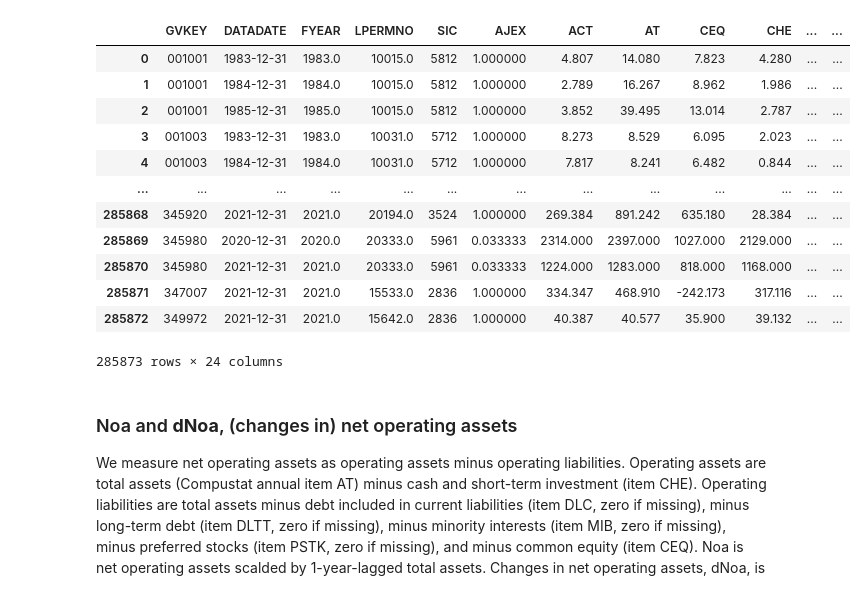
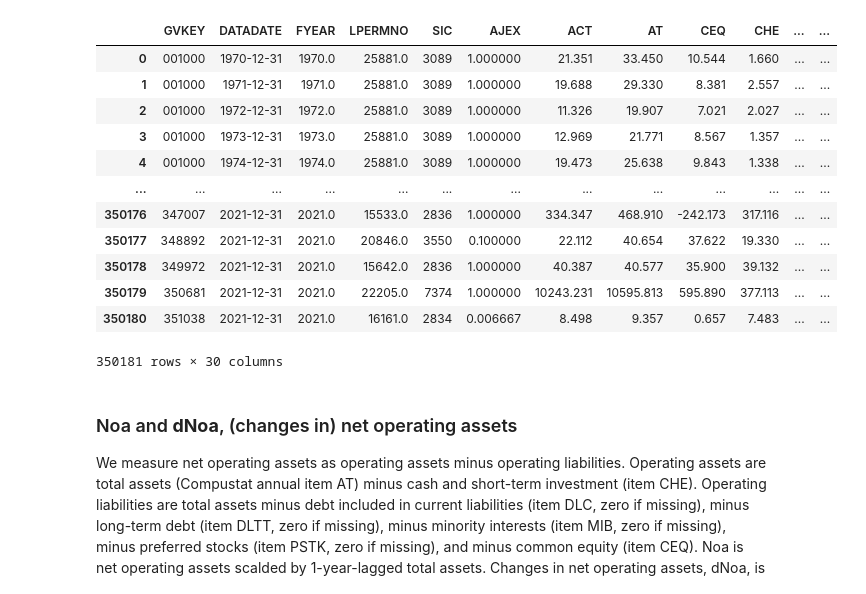
Before and after one commit to yiyun-sj/factor-trading, a Jupyter notebook: factor-trading kitty.ipynb, the cells around one changed output. Saved outputs shown, nothing was run; the diff lists cells and outputs as text; code cells hidden in the pictures.

```diff
--- a/factor-trading kitty.ipynb
+++ b/factor-trading kitty.ipynb
@@ -7,22 +7,22 @@ from sklearn import linear_model
 import statsmodels.api as sm
 from scipy import stats
 # %%
-test = pd.read_sas('3v3.sas7bdat', encoding='latin-1')
+test = pd.read_sas('3v3updated.sas7bdat', encoding='latin-1')
 test
 # %% [output]
 |  | GVKEY | DATADATE | FYEAR | LPERMNO | SIC | AJEX | ACT | AT | CEQ | CHE | ... | ... |
-| 0 | 001001 | 1983-12-31 | 1983.0 | 10015.0 | 5812 | 1.000000 | 4.807 | 14.080 | 7.823 | 4.280 | ... | ... |
-| 1 | 001001 | 1984-12-31 | 1984.0 | 10015.0 | 5812 | 1.000000 | 2.789 | 16.267 | 8.962 | 1.986 | ... | ... |
-| 2 | 001001 | 1985-12-31 | 1985.0 | 10015.0 | 5812 | 1.000000 | 3.852 | 39.495 | 13.014 | 2.787 | ... | ... |
-| 3 | 001003 | 1983-12-31 | 1983.0 | 10031.0 | 5712 | 1.000000 | 8.273 | 8.529 | 6.095 | 2.023 | ... | ... |
-| 4 | 001003 | 1984-12-31 | 1984.0 | 10031.0 | 5712 | 1.000000 | 7.817 | 8.241 | 6.482 | 0.844 | ... | ... |
+| 0 | 001000 | 1970-12-31 | 1970.0 | 25881.0 | 3089 | 1.000000 | 21.351 | 33.450 | 10.544 | 1.660 | ... | ... |
+| 1 | 001000 | 1971-12-31 | 1971.0 | 25881.0 | 3089 | 1.000000 | 19.688 | 29.330 | 8.381 | 2.557 | ... | ... |
+| 2 | 001000 | 1972-12-31 | 1972.0 | 25881.0 | 3089 | 1.000000 | 11.326 | 19.907 | 7.021 | 2.027 | ... | ... |
+| 3 | 001000 | 1973-12-31 | 1973.0 | 25881.0 | 3089 | 1.000000 | 12.969 | 21.771 | 8.567 | 1.357 | ... | ... |
+| 4 | 001000 | 1974-12-31 | 1974.0 | 25881.0 | 3089 | 1.000000 | 19.473 | 25.638 | 9.843 | 1.338 | ... | ... |
 | ... | ... | ... | ... | ... | ... | ... | ... | ... | ... | ... | ... | ... |
-| 285868 | 345920 | 2021-12-31 | 2021.0 | 20194.0 | 3524 | 1.000000 | 269.384 | 891.242 | 635.180 | 28.384 | ... | ... |
-| 285869 | 345980 | 2020-12-31 | 2020.0 | 20333.0 | 5961 | 0.033333 | 2314.000 | 2397.000 | 1027.000 | 2129.000 | ... | ... |
-| 285870 | 345980 | 2021-12-31 | 2021.0 | 20333.0 | 5961 | 0.033333 | 1224.000 | 1283.000 | 818.000 | 1168.000 | ... | ... |
-| 285871 | 347007 | 2021-12-31 | 2021.0 | 15533.0 | 2836 | 1.000000 | 334.347 | 468.910 | -242.173 | 317.116 | ... | ... |
-| 285872 | 349972 | 2021-12-31 | 2021.0 | 15642.0 | 2836 | 1.000000 | 40.387 | 40.577 | 35.900 | 39.132 | ... | ... |
+| 350176 | 347007 | 2021-12-31 | 2021.0 | 15533.0 | 2836 | 1.000000 | 334.347 | 468.910 | -242.173 | 317.116 | ... | ... |
+| 350177 | 348892 | 2021-12-31 | 2021.0 | 20846.0 | 3550 | 0.100000 | 22.112 | 40.654 | 37.622 | 19.330 | ... | ... |
+| 350178 | 349972 | 2021-12-31 | 2021.0 | 15642.0 | 2836 | 1.000000 | 40.387 | 40.577 | 35.900 | 39.132 | ... | ... |
+| 350179 | 350681 | 2021-12-31 | 2021.0 | 22205.0 | 7374 | 1.000000 | 10243.231 | 10595.813 | 595.890 | 377.113 | ... | ... |
+| 350180 | 351038 | 2021-12-31 | 2021.0 | 16161.0 | 2834 | 0.006667 | 8.498 | 9.357 | 0.657 | 7.483 | ... | ... |
-285873 rows × 24 columns
+350181 rows × 30 columns
 # %% [markdown]
 ### Noa and **dNoa**, (changes in) net operating assets
 We measure net operating assets as operating assets minus operating liabilities. Operating assets are total assets (Compustat annual item AT) minus cash and short-term investment (item CHE). Operating liabilities are total assets minus debt included in current liabilities (item DLC, zero if missing), minus long-term debt (item DLTT, zero if missing), minus minority interests (item MIB, zero if missing), minus preferred stocks (item PSTK, zero if missing), and minus common equity (item CEQ). Noa is net operating assets scalded by 1-year-lagged total assets. Changes in net operating assets, dNoa, is the annual change in net operating assets scaled by 1-year-lagged total assets. At the end of June of each year t, we sort stocks into deciles based on Noa, and separately, on dNOA, for the fiscal year ending in calendar year t −1. Monthly decile returns are computed from July of year t to June of t +1, and the deciles are rebalanced in June of t +1
```
Also changed, not shown: parts of 17 cells of this notebook, 1 other file.
